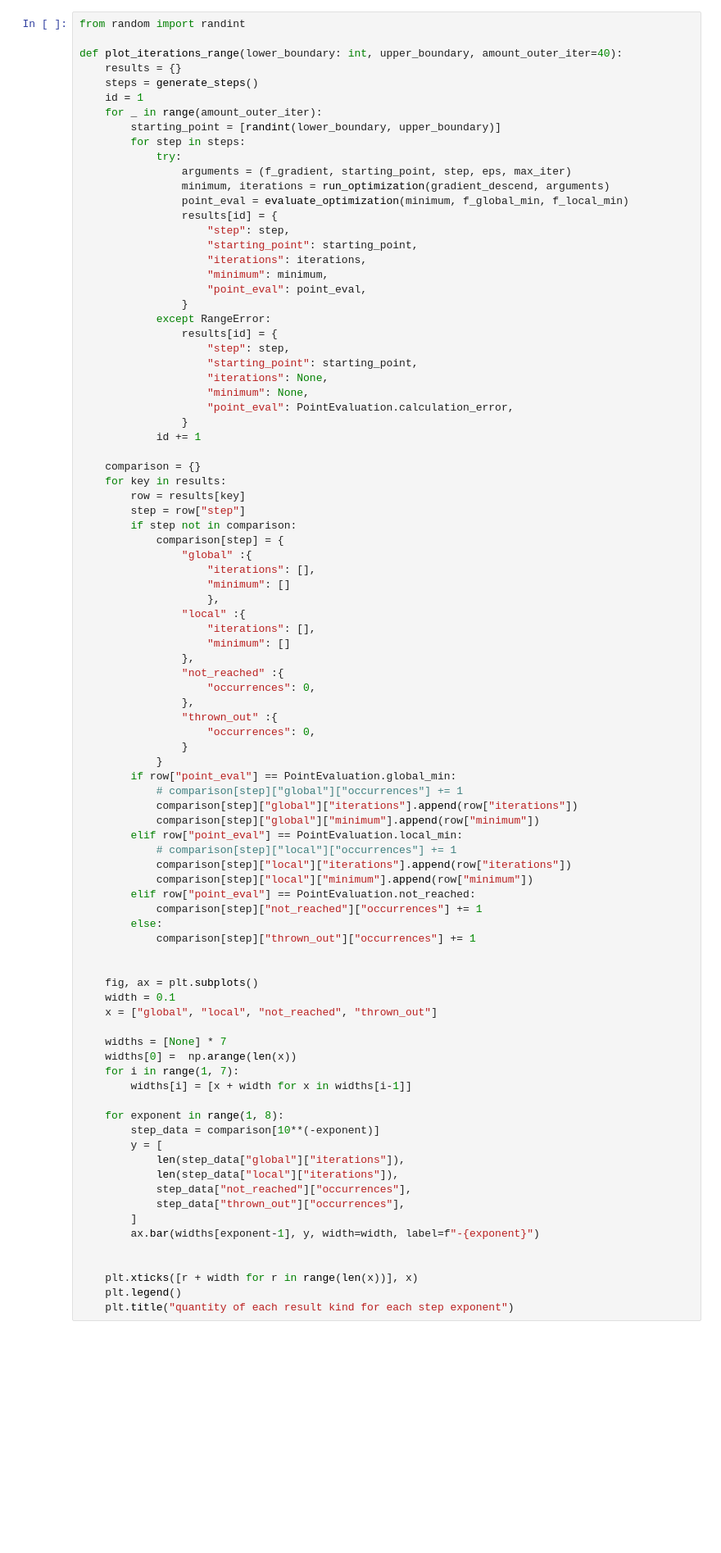
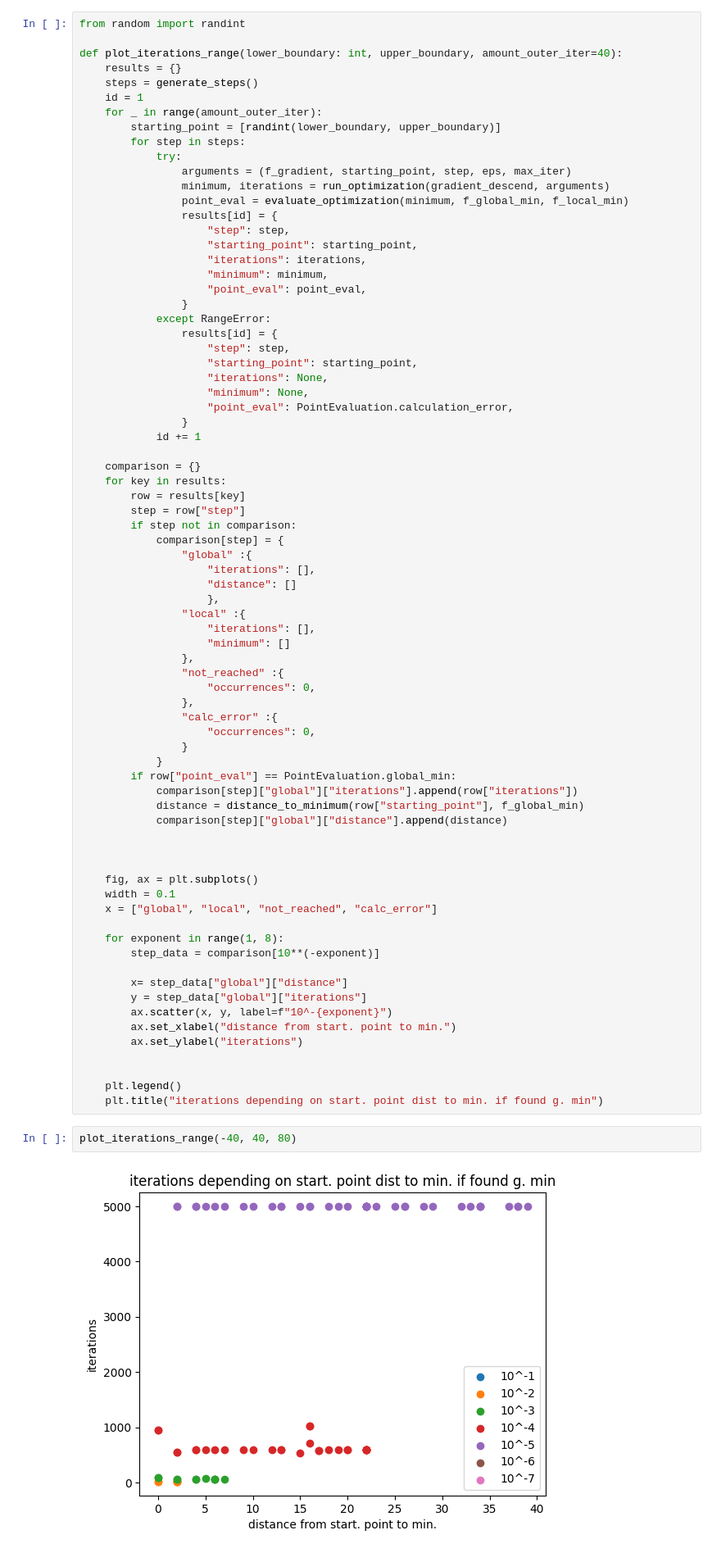
Before and after one commit to wz7475/gradient-descent, a Jupyter notebook: lab1_v2.ipynb, the cells around one changed output. Shown at 82% size. Drawn from its saved outputs; the diff is of its cells as text; blank space fills up the shorter version.

```diff
--- a/lab1_v2.ipynb
+++ b/lab1_v2.ipynb
@@ -348,7 +352,7 @@ def plot_iterations_range(lower_boundary: int, upper_boundary, amount_outer_iter
             comparison[step] = {
                 "global" :{
                     "iterations": [],
-                    "minimum": []
+                    "distance": []
                     },
                 "local" :{
                     "iterations": [],
@@ -357,44 +361,34 @@ def plot_iterations_range(lower_boundary: int, upper_boundary, amount_outer_iter
                 "not_reached" :{
                     "occurrences": 0,
                 },
-                "thrown_out" :{
+                "calc_error" :{
                     "occurrences": 0,
                 }
             }
         if row["point_eval"] == PointEvaluation.global_min:
-            # comparison[step]["global"]["occurrences"] += 1
             comparison[step]["global"]["iterations"].append(row["iterations"])
-            comparison[step]["global"]["minimum"].append(row["minimum"])
-        elif row["point_eval"] == PointEvaluation.local_min:
-            # comparison[step]["local"]["occurrences"] += 1
-            comparison[step]["local"]["iterations"].append(row["iterations"])
-            comparison[step]["local"]["minimum"].append(row["minimum"])
-        elif row["point_eval"] == PointEvaluation.not_reached:
-            comparison[step]["not_reached"]["occurrences"] += 1
-        else:
-            comparison[step]["thrown_out"]["occurrences"] += 1
+            distance = distance_to_minimum(row["starting_point"], f_global_min)
+            comparison[step]["global"]["distance"].append(distance)
+
 
 
     fig, ax = plt.subplots()
     width = 0.1
-    x = ["global", "local", "not_reached", "thrown_out"]
-
-    widths = [None] * 7
-    widths[0] =  np.arange(len(x))
-    for i in range(1, 7):
-        widths[i] = [x + width for x in widths[i-1]]
+    x = ["global", "local", "not_reached", "calc_error"]
 
     for exponent in range(1, 8):
         step_data = comparison[10**(-exponent)]
-        y = [
-            len(step_data["global"]["iterations"]),
-            len(step_data["local"]["iterations"]),
-            step_data["not_reached"]["occurrences"],
-            step_data["thrown_out"]["occurrences"],
-        ]
-        ax.bar(widths[exponent-1], y, width=width, label=f"-{exponent}")
+
+        x= step_data["global"]["distance"]
+        y = step_data["global"]["iterations"]
+        ax.scatter(x, y, label=f"10^-{exponent}")
+        ax.set_xlabel("distance from start. point to min.")
+        ax.set_ylabel("iterations")
 
 
-    plt.xticks([r + width for r in range(len(x))], x)
     plt.legend()
-    plt.title("quantity of each result kind for each step exponent")
+    plt.title("iterations depending on start. point dist to min. if found g. min")
+# %%
+plot_iterations_range(-40, 40, 80)
+# %% [output]
+[figure, added]
```
Also changed, not shown: parts of 10 cells of this notebook.
